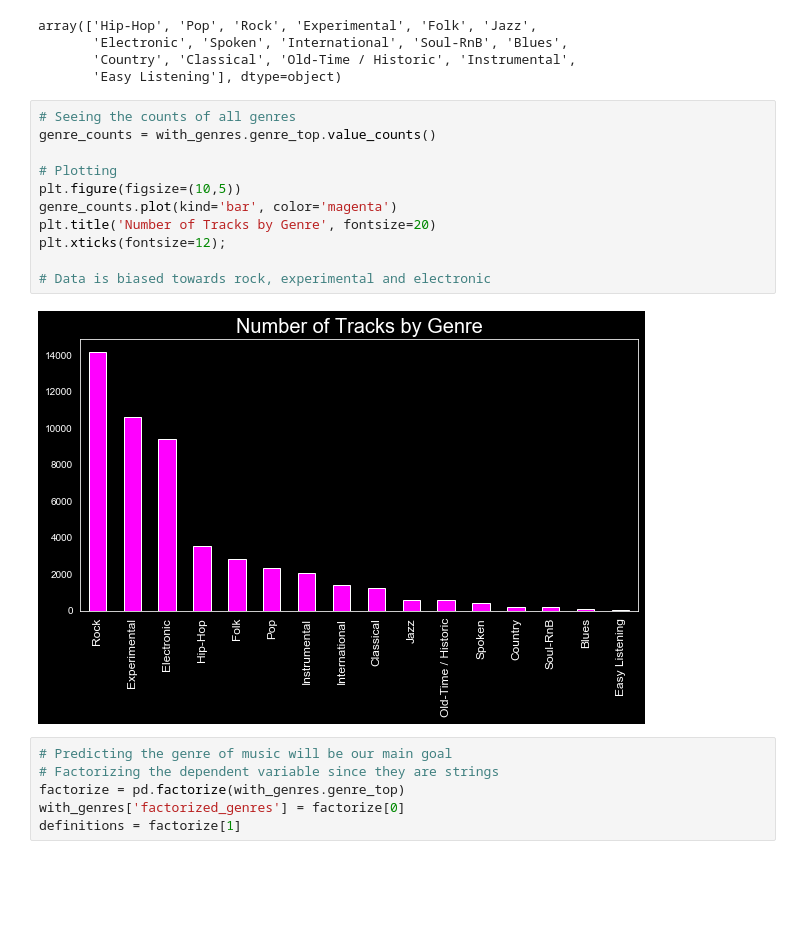
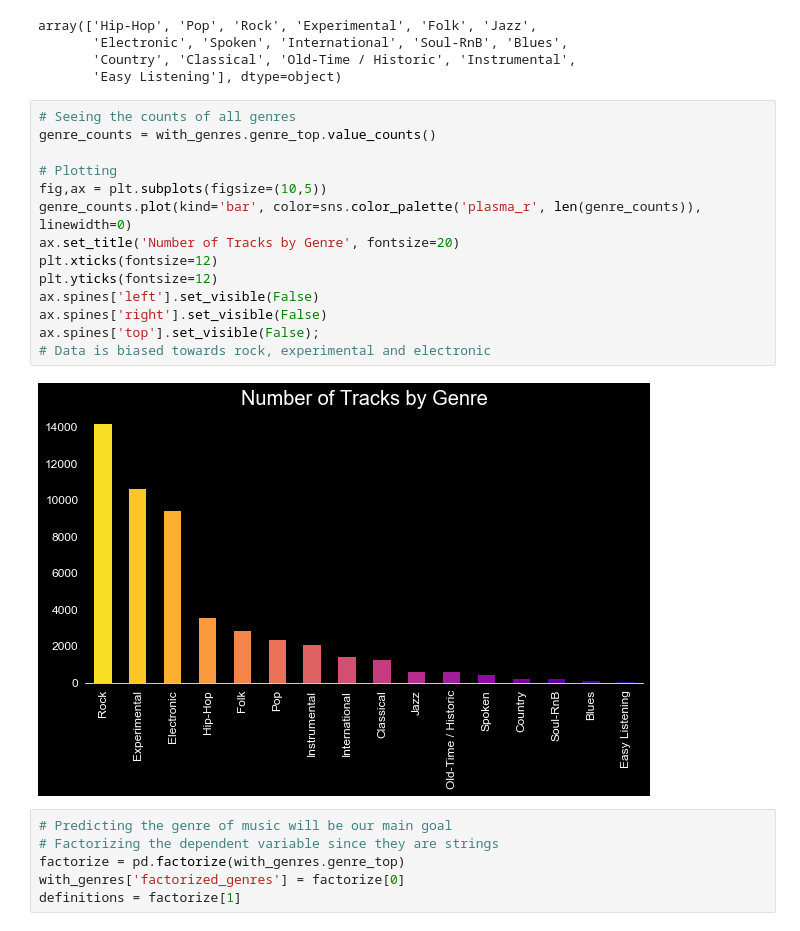
Before and after one commit to dancassin/Thinkful, a Jupyter notebook: 25.1 Supervised Learning Capstone.ipynb, the cells around one changed output. Cells and saved outputs as stored; diff of their text form; blank space fills up the shorter version.

```diff
--- a/25.1 Supervised Learning Capstone.ipynb
+++ b/25.1 Supervised Learning Capstone.ipynb
@@ -209,16 +212,19 @@ array(['Hip-Hop', 'Pop', 'Rock', 'Experimental', 'Folk', 'Jazz',
 # %%
 # Seeing the counts of all genres
 genre_counts = with_genres.genre_top.value_counts()
 
 # Plotting
-plt.figure(figsize=(10,5))
-genre_counts.plot(kind='bar', color='magenta')
-plt.title('Number of Tracks by Genre', fontsize=20)
-plt.xticks(fontsize=12);
-
+fig,ax = plt.subplots(figsize=(10,5))
+genre_counts.plot(kind='bar', color=sns.color_palette('plasma_r', len(genre_counts)), linewidth=0)
+ax.set_title('Number of Tracks by Genre', fontsize=20)
+plt.xticks(fontsize=12)
+plt.yticks(fontsize=12)
+ax.spines['left'].set_visible(False)
+ax.spines['right'].set_visible(False)
+ax.spines['top'].set_visible(False);
 # Data is biased towards rock, experimental and electronic
 # %% [output]
-[figure, old version]
+[figure, new version]
 # %%
 # Predicting the genre of music will be our main goal
 # Factorizing the dependent variable since they are strings
```
Also changed, not shown: parts of 15 cells of this notebook.
